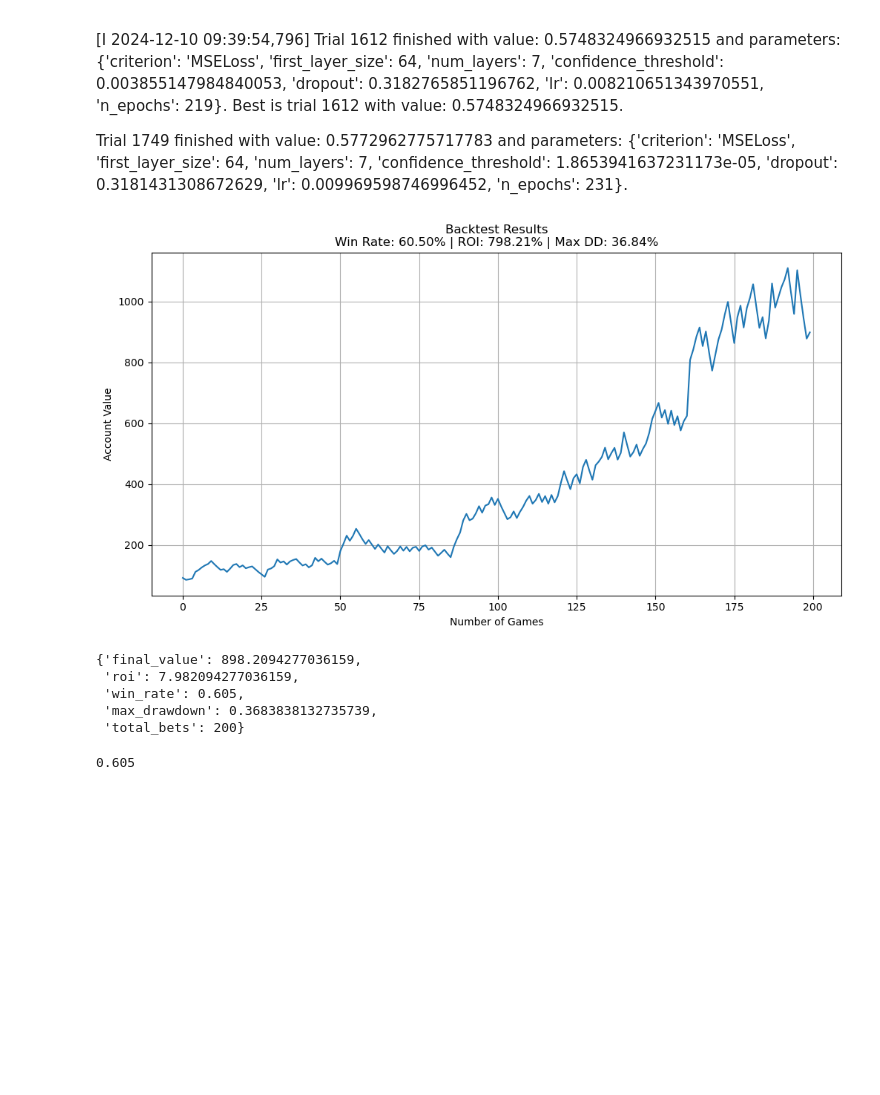
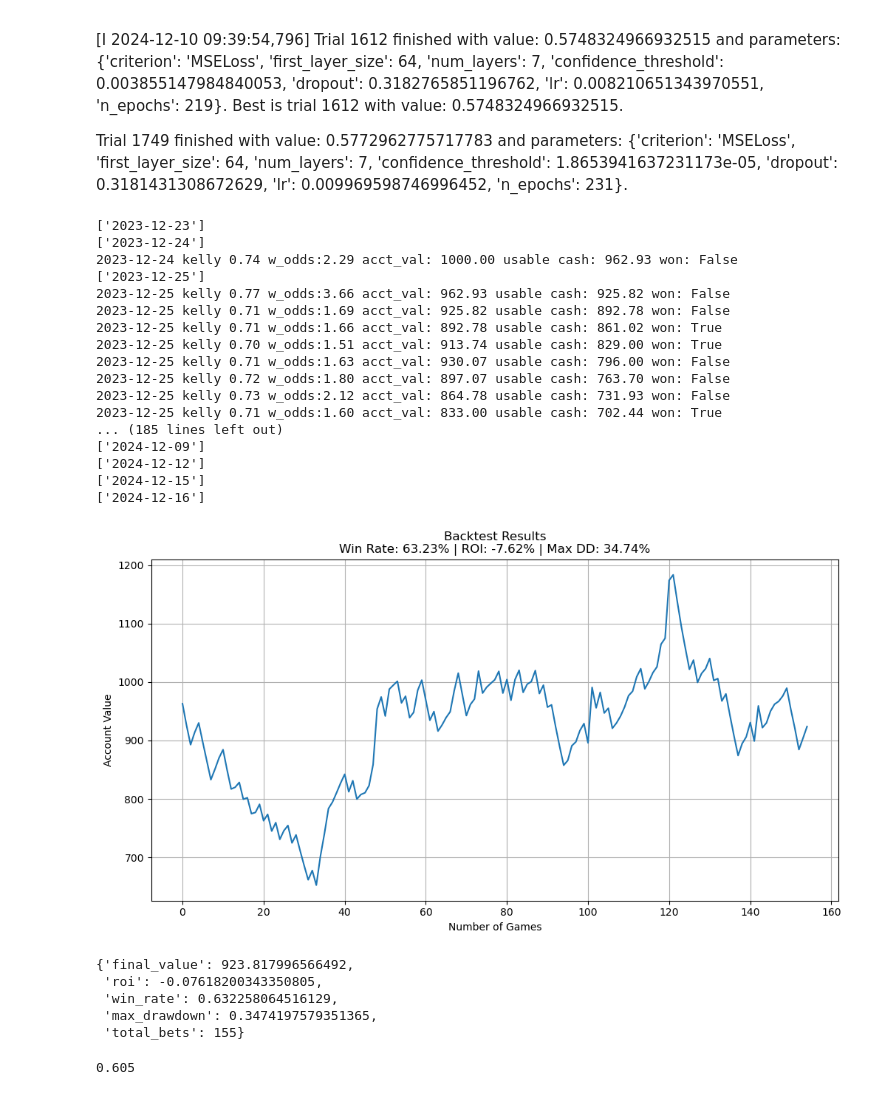
Before and after one commit to forbesjon2/NFL, a Jupyter notebook: NFL_ANN.ipynb, the cells around one changed output. Saved outputs shown, nothing was run; the diff lists cells and outputs as text; code cells hidden in the pictures; blank space fills up the shorter version.

Commit message:
Bugfix
fixed issue where NFL sliding window used EMA on columns containing odds data, NFLUtils.backtest_model now takes into account multiple bets on same day when position sizing is calculated

```diff
--- a/NFL_ANN.ipynb
+++ b/NFL_ANN.ipynb
@@ -123,7 +123,7 @@ cont_cols = [
     # Defense Interceptions
     'H_def_interceptions_int', 'V_def_interceptions_int',
     'H_def_interceptions_lng', 'V_def_interceptions_lng',
-    'H_def_interceptions_pd', 'V_def_interceptions_pd',
+    # 'H_def_interceptions_pd', 'V_def_interceptions_pd',
     'H_def_interceptions_td', 'V_def_interceptions_td',
     'H_def_interceptions_yds', 'V_def_interceptions_yds',
 
@@ -137,9 +137,9 @@ cont_cols = [
     'H_sk', 'V_sk',
     'H_tackles_ast', 'V_tackles_ast',
     'H_tackles_comb', 'V_tackles_comb',
-    'H_tackles_qbhits', 'V_tackles_qbhits',
+    # 'H_tackles_qbhits', 'V_tackles_qbhits',
     'H_tackles_solo', 'V_tackles_solo',
-    'H_tackles_tfl', 'V_tackles_tfl',
+    # 'H_tackles_tfl', 'V_tackles_tfl',
 
     # Kick Returns
     'H_kick_returns_lng', 'V_kick_returns_lng',
@@ -214,7 +214,7 @@ cont_cols = [
     # Defense interceptions
     'D_def_interceptions_int',
     'D_def_interceptions_lng',
-    'D_def_interceptions_pd',
+    # 'D_def_interceptions_pd',
     'D_def_interceptions_td',
     'D_def_interceptions_yds',
 
@@ -228,9 +228,9 @@ cont_cols = [
     'D_sk',
     'D_tackles_ast',
     'D_tackles_comb',
-    'D_tackles_qbhits',
+    # 'D_tackles_qbhits',
     'D_tackles_solo',
-    'D_tackles_tfl',
+    # 'D_tackles_tfl',
 
     # Kick Returns
     'D_kick_returns_lng',
@@ -258,6 +258,7 @@ cont_cols = [
 y_col = ['H_Won']
 y_col_perf = ['H_Won', 'H_start_odds', 'V_start_odds', 'H_halftime_odds', 'V_halftime_odds']
 
+
 # create cont_df and y_df from the df
 print(df.shape)
 cont_df = df[cont_cols]
@@ -266,7 +267,11 @@ y_df = df[y_col]
 # test performance set
 perf_conts_df = test_performance_df[cont_cols]
 perf_y_df = test_performance_df[y_col_perf]
+perf_date_df = test_performance_df[['Date']]
 
-print(cont_df.dtypes)
+# print(cont_df.dtypes)
 print(cont_df.shape)
+print(perf_y_df.shape)
+print(perf_y_df.tail())
+print(perf_conts_df.tail())
 # %% [output]
@@ -383,6 +391,7 @@ y_col = np.stack([y_df[col].values for col in y_col], 1)
 # test performance set
 perf_conts = np.stack([perf_conts_df[col].values for col in list(perf_conts_df.columns)], 1)
 perf_y_col = np.stack([perf_y_df[col].values for col in list(perf_y_df.columns)], 1)
+perf_date_col = np.stack([perf_date_df[col].values for col in list(perf_date_df.columns)], 1)
 
 
 conts_train = conts
@@ -840,14 +849,31 @@ Trial 206 finished with value: 0.547218605316966 and parameters: {'criterion': '
 
 Trial 1749 finished with value: 0.5772962775717783 and parameters: {'criterion': 'MSELoss', 'first_layer_size': 64, 'num_layers': 7, 'confidence_threshold': 1.8653941637231173e-05, 'dropout': 0.3181431308672629, 'lr': 0.009969598746996452, 'n_epochs': 231}.
 # %%
-nfl_utils.backtest_model(pipeline, perf_conts, perf_y_col, initial_capital=100, position_size=0.1, confidence_threshold=best_params['confidence_threshold'], show_plot=True)
+nfl_utils.backtest_model(pipeline, perf_conts, perf_y_col, perf_date_col, initial_capital=1000, position_size=0.05, confidence_threshold=best_params['confidence_threshold'], show_plot=True)
 # %% [output]
+['2023-12-23']
+['2023-12-24']
+2023-12-24 kelly 0.74 w_odds:2.29 acct_val: 1000.00 usable cash: 962.93 won: False
+['2023-12-25']
+2023-12-25 kelly 0.77 w_odds:3.66 acct_val: 962.93 usable cash: 925.82 won: False
+2023-12-25 kelly 0.71 w_odds:1.69 acct_val: 925.82 usable cash: 892.78 won: False
+2023-12-25 kelly 0.71 w_odds:1.66 acct_val: 892.78 usable cash: 861.02 won: True
+2023-12-25 kelly 0.70 w_odds:1.51 acct_val: 913.74 usable cash: 829.00 won: True
+2023-12-25 kelly 0.71 w_odds:1.63 acct_val: 930.07 usable cash: 796.00 won: False
+2023-12-25 kelly 0.72 w_odds:1.80 acct_val: 897.07 usable cash: 763.70 won: False
+2023-12-25 kelly 0.73 w_odds:2.12 acct_val: 864.78 usable cash: 731.93 won: False
+2023-12-25 kelly 0.71 w_odds:1.60 acct_val: 833.00 usable cash: 702.44 won: True
+... (185 lines left out)
+['2024-12-09']
+['2024-12-12']
+['2024-12-15']
+['2024-12-16']
-[figure, old version]
+[figure, new version]
-{'final_value': 898.2094277036159,
- 'roi': 7.982094277036159,
- 'win_rate': 0.605,
- 'max_drawdown': 0.3683838132735739,
- 'total_bets': 200}
+{'final_value': 923.817996566492,
+ 'roi': -0.07618200343350805,
+ 'win_rate': 0.632258064516129,
+ 'max_drawdown': 0.3474197579351365,
+ 'total_bets': 155}
 # %%
 # Remove outside of confidence threshold
 mask = (probas < 0.5 - confidence_threshold) | (probas > 0.5 + confidence_threshold)
```
Also changed, not shown: parts of 12 cells of this notebook, 4 other files.
